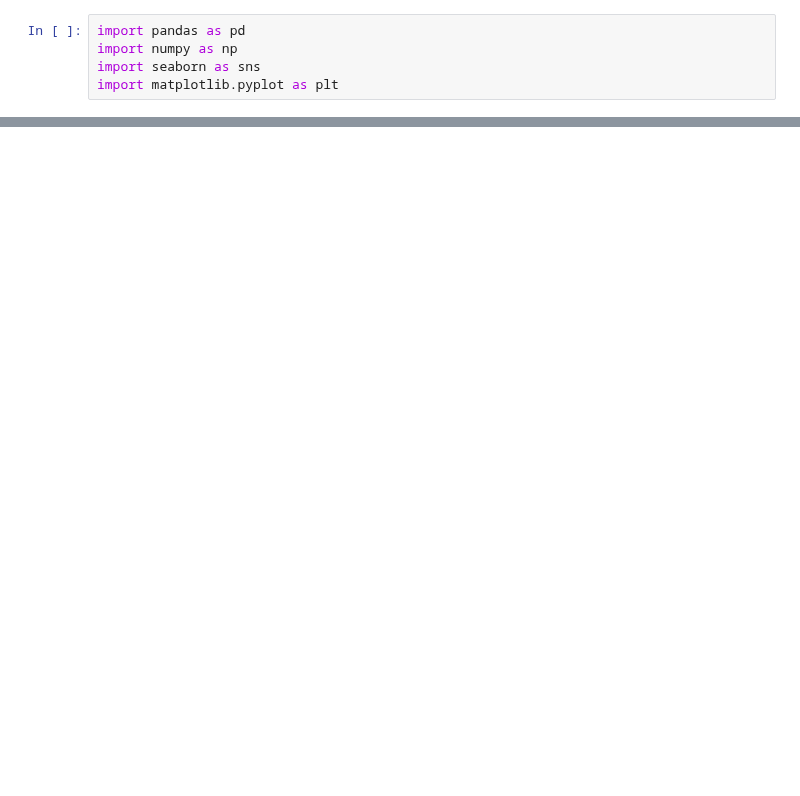
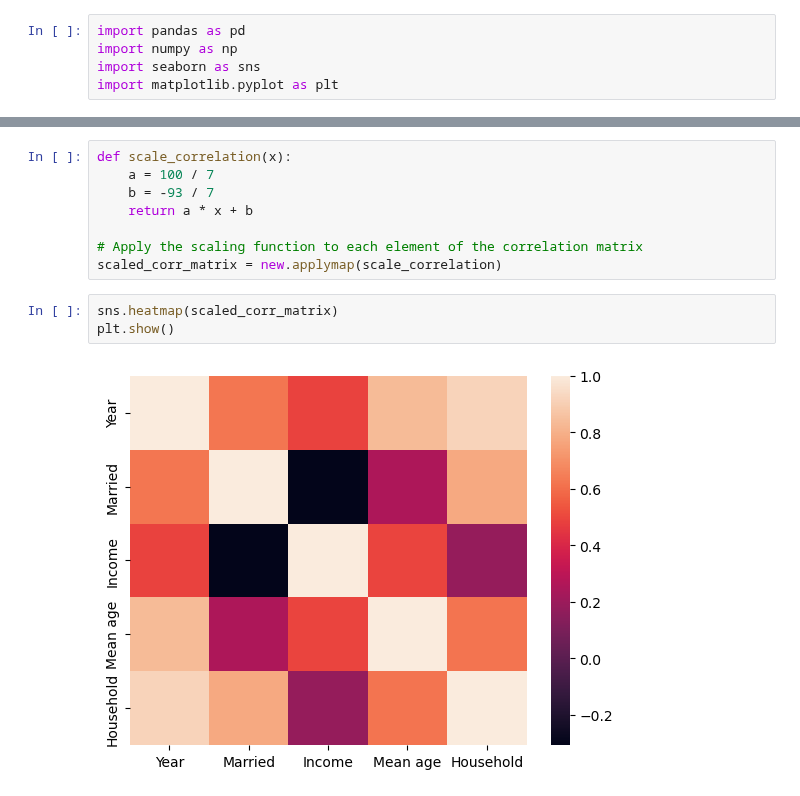
Before and after one commit to Julnowak/DA_project, a Jupyter notebook: test.ipynb, the cells around one changed output, grey strips where cells are left out. Saved outputs shown, nothing was run; the diff lists cells and outputs as text; blank space fills up the shorter version.

```diff
--- a/test.ipynb
+++ b/test.ipynb
@@ -47,3 +28,16 @@ plt.show()
+# %%
+def scale_correlation(x):
+    a = 100 / 7
+    b = -93 / 7
+    return a * x + b
+
+# Apply the scaling function to each element of the correlation matrix
+scaled_corr_matrix = new.applymap(scale_correlation)
+# %%
+sns.heatmap(scaled_corr_matrix)
+plt.show()
+# %% [output]
+[figure, added]
 # %%
 new
 # %% [output]
```
Also changed, not shown: parts of 18 cells of this notebook, 7 other files.
